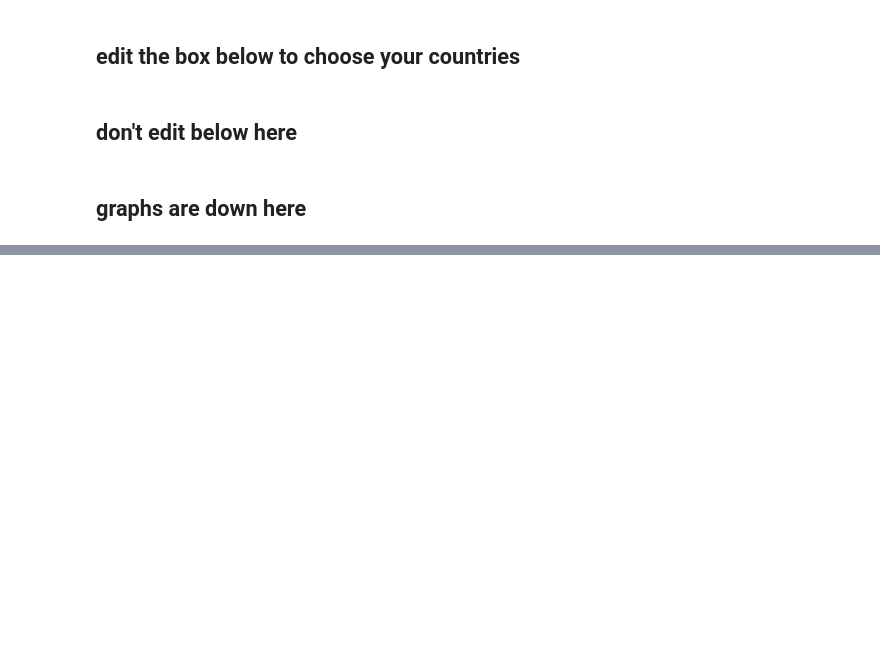
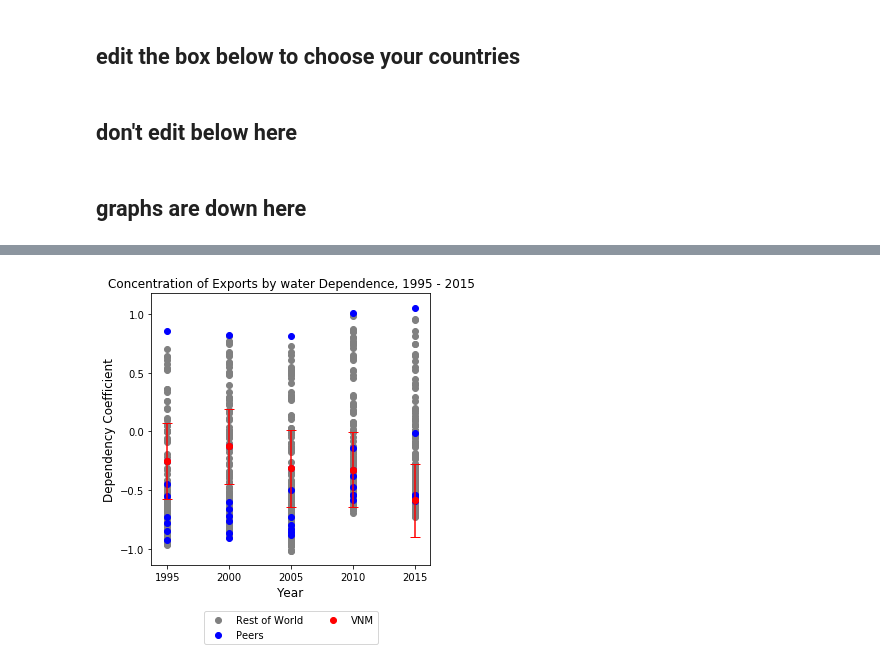
Before and after one commit to eric-protzer/dependency-dev309, a Jupyter notebook: Dependency Graphing 3.0.ipynb, the cells around one changed output, grey strips where cells are left out. Cells and saved outputs as stored; diff of their text form; code cells hidden in the pictures; blank space fills up the shorter version.

```diff
--- a/Dependency Graphing 3.0.ipynb
+++ b/Dependency Graphing 3.0.ipynb
@@ -12,12 +12,24 @@ import matplotlib.pyplot as plt
 mycountries = peers + mycountry
 elec_out = pd.read_csv('elec_out.csv')
 elec_out = elec_out.drop('Unnamed: 0', axis=1)
+water_out = pd.read_csv('water_out.csv')
+water_out = water_out.drop('Unnamed: 0', axis=1)
 rail_out = pd.read_csv('rail_out.csv')
 rail_out = rail_out.drop('Unnamed: 0', axis=1)
 truck_out = pd.read_csv('truck_out.csv')
 truck_out = truck_out.drop('Unnamed: 0', axis=1)
 internet_out = pd.read_csv('internet_out.csv')
 internet_out = internet_out.drop('Unnamed: 0', axis=1)
+contract_out = pd.read_csv('contract_out.csv')
+contract_out = contract_out.drop('Unnamed: 0', axis=1)
+ed_out = pd.read_csv('ed_out.csv')
+ed_out = ed_out.drop('Unnamed: 0', axis=1)
+hc_out = pd.read_csv('hc_out.csv')
+hc_out = hc_out.drop('Unnamed: 0', axis=1)
+capital_out = pd.read_csv('capital_out.csv')
+capital_out = capital_out.drop('Unnamed: 0', axis=1)
+land_out = pd.read_csv('land_out.csv')
+land_out = land_out.drop('Unnamed: 0', axis=1)
 # %% [markdown]
 ## graphs are down here
 # %%
@@ -114,0 +127,23 @@ plt.show()
+# %%
+#water
+mycvar = 'water_' + mycountry[0]
+mycvars = []
+for i in mycountries:
+    mycvars.append('water_' + i)
+
+fig, ax = plt.subplots(figsize=(5,5))
+ax.scatter(water_out.loc[~water_out.ID.isin(mycvars)]['year'], water_out.loc[~water_out.ID.isin(mycvars)]['mean'], c="gray")
+ax.scatter(water_out.loc[water_out.ID.isin(mycvars)]['year'], water_out.loc[water_out.ID.isin(mycvars)]['mean'], c="blue")
+ax.scatter(water_out.loc[water_out.ID == mycvar]['year'], water_out.loc[water_out.ID == mycvar]['mean'], c="red")
+(_, caps, _) = ax.errorbar(water_out.loc[water_out.ID == mycvar]['year'], water_out.loc[water_out.ID == mycvar]['mean'], yerr=water_out.loc[water_out.ID == mycvar]['error'], fmt='o', capsize=5, c="red")
+for cap in caps:
+    cap.set_markeredgewidth(1)
+ax.legend(['Rest of World', 'Peers', mycountry[0]], loc=9, bbox_to_anchor=(0.5, -0.15), ncol=2)
+plt.xlabel('Year', fontsize=12)
+plt.ylabel('Dependency Coefficient', fontsize=12)
+plt.title('Concentration of Exports by water Dependence, 1995 - 2015')
+del mycvar
+del mycvars
+plt.show()
+# %% [output]
+[figure, added]
```
Also changed, not shown: parts of 9 cells of this notebook.
